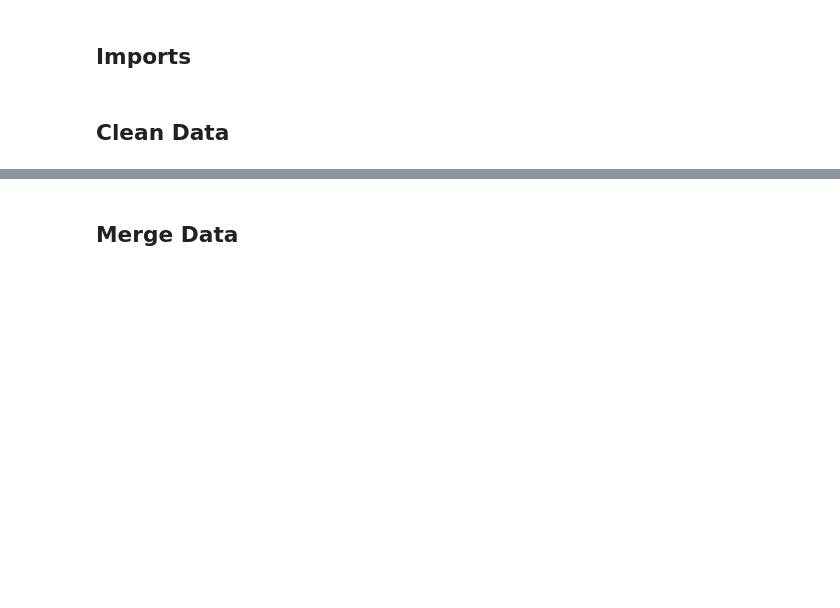
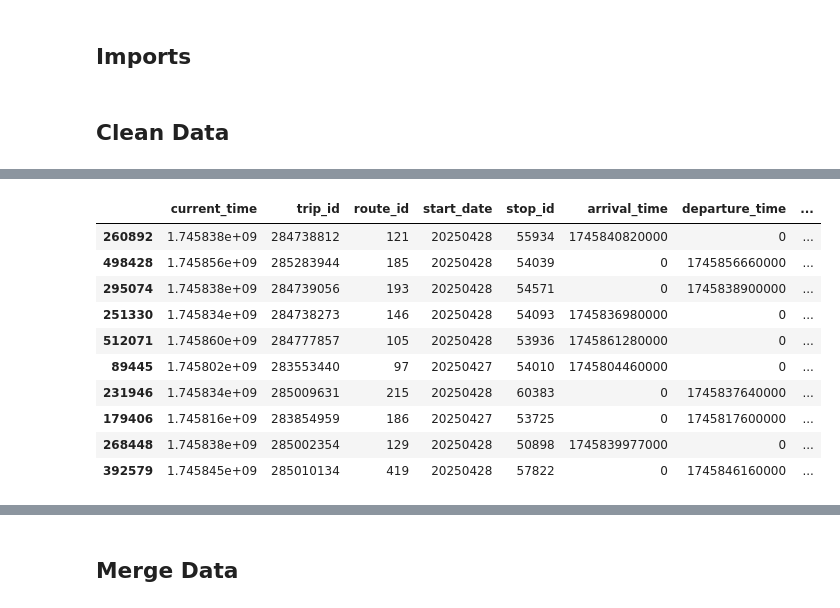
Before and after one commit to nadpierre/stm-transit-delay-prediction, a Jupyter notebook: notebooks/data_cleaning.ipynb, the cells around one changed output, grey strips where cells are left out. Drawn from its saved outputs; the diff is of its cells as text; code cells hidden in the pictures; blank space fills up the shorter version.

```diff
--- a/notebooks/data_cleaning.ipynb
+++ b/notebooks/data_cleaning.ipynb
@@ -146,6 +144,18 @@ print(f'{(diff_date_mask.sum() / len(trips_df)):.2%}')
 # %%
-# Get rows
-diff_date_df = trips_df[diff_date_mask]
+# Display rows
+trips_df[diff_date_mask].sample(10)
+# %% [output]
+|  | current_time | trip_id | route_id | start_date | stop_id | arrival_time | departure_time | ... |
+| 260892 | 1.745838e+09 | 284738812 | 121 | 20250428 | 55934 | 1745840820000 | 0 | ... |
+| 498428 | 1.745856e+09 | 285283944 | 185 | 20250428 | 54039 | 0 | 1745856660000 | ... |
+| 295074 | 1.745838e+09 | 284739056 | 193 | 20250428 | 54571 | 0 | 1745838900000 | ... |
+| 251330 | 1.745834e+09 | 284738273 | 146 | 20250428 | 54093 | 1745836980000 | 0 | ... |
+| 512071 | 1.745860e+09 | 284777857 | 105 | 20250428 | 53936 | 1745861280000 | 0 | ... |
+| 89445 | 1.745802e+09 | 283553440 | 97 | 20250427 | 54010 | 1745804460000 | 0 | ... |
+| 231946 | 1.745834e+09 | 285009631 | 215 | 20250428 | 60383 | 0 | 1745837640000 | ... |
+| 179406 | 1.745816e+09 | 283854959 | 186 | 20250427 | 53725 | 0 | 1745817600000 | ... |
+| 268448 | 1.745838e+09 | 285002354 | 129 | 20250428 | 50898 | 1745839977000 | 0 | ... |
+| 392579 | 1.745845e+09 | 285010134 | 419 | 20250428 | 57822 | 0 | 1745846160000 | ... |
 # %%
 # Replace zero arrival times by departure times, as they are usually the same
 trips_df.loc[zero_mask, 'arrival_time'] = trips_df.loc[zero_mask, 'departure_time']
```
Also changed, not shown: parts of 41 cells of this notebook, 9 other files.
